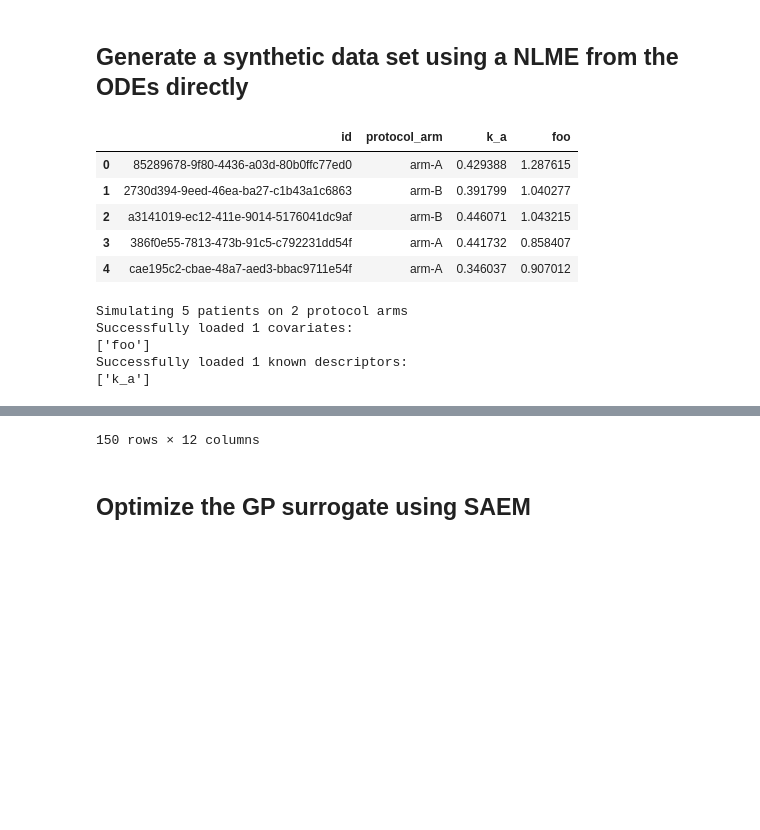
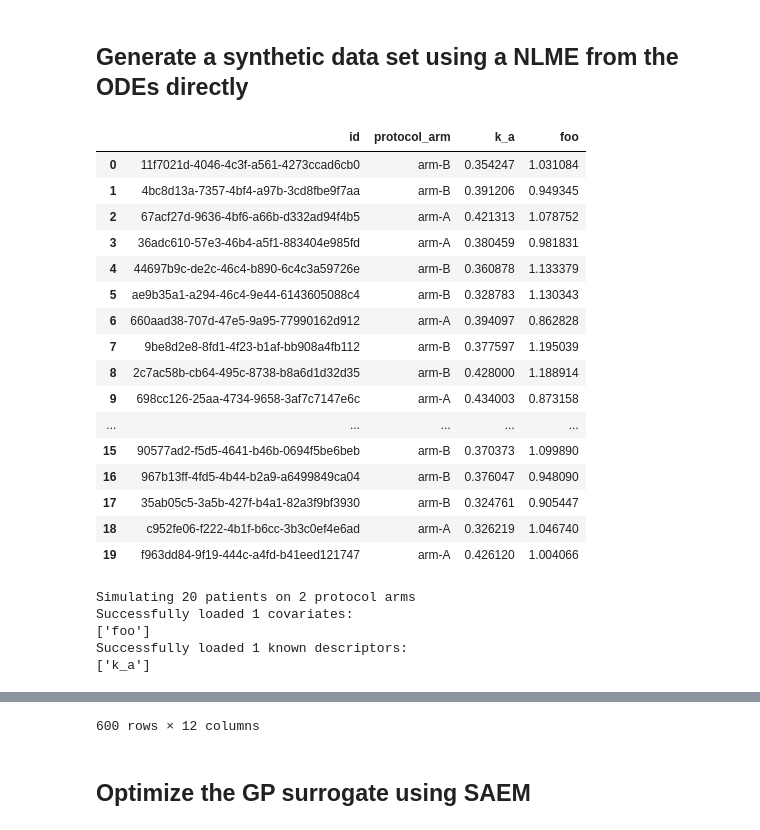
Before and after one commit to novainsilico/vpop-calibration, a Jupyter notebook: examples/saem_gp_model.ipynb, the cells around one changed output, grey strips where cells are left out. Drawn from its saved outputs; the diff is of its cells as text; code cells hidden in the pictures; blank space fills up the shorter version.

```diff
--- a/examples/saem_gp_model.ipynb
+++ b/examples/saem_gp_model.ipynb
@@ -136,52 +136,62 @@ nb_steps_rw = 10
 time_steps_rw = np.linspace(time_span_rw[0], time_span_rw[1], nb_steps_rw).tolist()
 
 # Parameter definitions
-true_log_MI = {"k_21": 0.0}
-true_log_PDU = {
-    "k_12": {"mean": -1.0, "sd": 0.25},
-}
+true_log_MI = {}
+true_log_PDU = {"k_12": {"mean": -1.0, "sd": 0.25}, "k_21": {"mean": -1.0, "sd": 0.25}}
 error_model_type = "additive"
-true_res_var = [0.5, 0.02, 0.1]
+true_res_var = [0.1, 0.1, 0.1]
 true_covariate_map = {
-    "k_12": {"foo": {"coef": "cov_foo_k12", "value": 0.2}},
+    "k_12": {"foo": {"coef": "cov_foo_k12", "value": 1.0}},
+    "k_21": {"foo": {"coef": "cov_foo_k21", "value": 1.0}},
 }
 
 # Create a patient data frame
 # It should contain at the very minimum one `id` per patient
-nb_patients = 5
+nb_patients = 20
 patients_df = pd.DataFrame({"id": [str(uuid.uuid4()) for _ in range(nb_patients)]})
 rng = np.random.default_rng()
 patients_df["protocol_arm"] = rng.binomial(1, 0.5, nb_patients)
 patients_df["protocol_arm"] = patients_df["protocol_arm"].apply(
     lambda x: "arm-A" if x == 0 else "arm-B"
 )
 patients_df["k_a"] = rng.lognormal(-1, 0.1, nb_patients)
 patients_df["foo"] = rng.lognormal(0, 0.1, nb_patients)
 display(patients_df)
 
 print(f"Simulating {nb_patients} patients on {nb_protocols} protocol arms")
 obs_df = simulate_dataset_from_omega(
     ode_model,
     protocol_design,
     time_steps,
     initial_conditions,
     true_log_MI,
     true_log_PDU,
     error_model_type,
     true_res_var,
     true_covariate_map,
     patients_df,
 )
 
 display(obs_df)
 # %% [output]
 |  | id | protocol_arm | k_a | foo |
-| 0 | 85289678-9f80-4436-a03d-80b0ffc77ed0 | arm-A | 0.429388 | 1.287615 |
-| 1 | 2730d394-9eed-46ea-ba27-c1b43a1c6863 | arm-B | 0.391799 | 1.040277 |
-| 2 | a3141019-ec12-411e-9014-5176041dc9af | arm-B | 0.446071 | 1.043215 |
-| 3 | 386f0e55-7813-473b-91c5-c792231dd54f | arm-A | 0.441732 | 0.858407 |
-| 4 | cae195c2-cbae-48a7-aed3-bbac9711e54f | arm-A | 0.346037 | 0.907012 |
+| 0 | 11f7021d-4046-4c3f-a561-4273ccad6cb0 | arm-B | 0.354247 | 1.031084 |
+| 1 | 4bc8d13a-7357-4bf4-a97b-3cd8fbe9f7aa | arm-B | 0.391206 | 0.949345 |
+| 2 | 67acf27d-9636-4bf6-a66b-d332ad94f4b5 | arm-A | 0.421313 | 1.078752 |
+| 3 | 36adc610-57e3-46b4-a5f1-883404e985fd | arm-A | 0.380459 | 0.981831 |
+| 4 | 44697b9c-de2c-46c4-b890-6c4c3a59726e | arm-B | 0.360878 | 1.133379 |
+| 5 | ae9b35a1-a294-46c4-9e44-6143605088c4 | arm-B | 0.328783 | 1.130343 |
+| 6 | 660aad38-707d-47e5-9a95-77990162d912 | arm-A | 0.394097 | 0.862828 |
+| 7 | 9be8d2e8-8fd1-4f23-b1af-bb908a4fb112 | arm-B | 0.377597 | 1.195039 |
+| 8 | 2c7ac58b-cb64-495c-8738-b8a6d1d32d35 | arm-B | 0.428000 | 1.188914 |
+| 9 | 698cc126-25aa-4734-9658-3af7c7147e6c | arm-A | 0.434003 | 0.873158 |
+| ... | ... | ... | ... | ... |
+| 15 | 90577ad2-f5d5-4641-b46b-0694f5be6beb | arm-B | 0.370373 | 1.099890 |
+| 16 | 967b13ff-4fd5-4b44-b2a9-a6499849ca04 | arm-B | 0.376047 | 0.948090 |
+| 17 | 35ab05c5-3a5b-427f-b4a1-82a3f9bf3930 | arm-B | 0.324761 | 0.905447 |
+| 18 | c952fe06-f222-4b1f-b6cc-3b3c0ef4e6ad | arm-A | 0.326219 | 1.046740 |
+| 19 | f963dd84-9f19-444c-a4fd-b41eed121747 | arm-A | 0.426120 | 1.004066 |
-Simulating 5 patients on 2 protocol arms
+Simulating 20 patients on 2 protocol arms
 Successfully loaded 1 covariates:
 ['foo']
 Successfully loaded 1 known descriptors:
@@ -201,4 +211,4 @@ Successfully loaded 1 known descriptors:
-150 rows × 12 columns
+600 rows × 12 columns
 # %% [markdown]
 ## Optimize the GP surrogate using SAEM
 # %%
```
Also changed, not shown: parts of 6 cells of this notebook, 10 other files.
